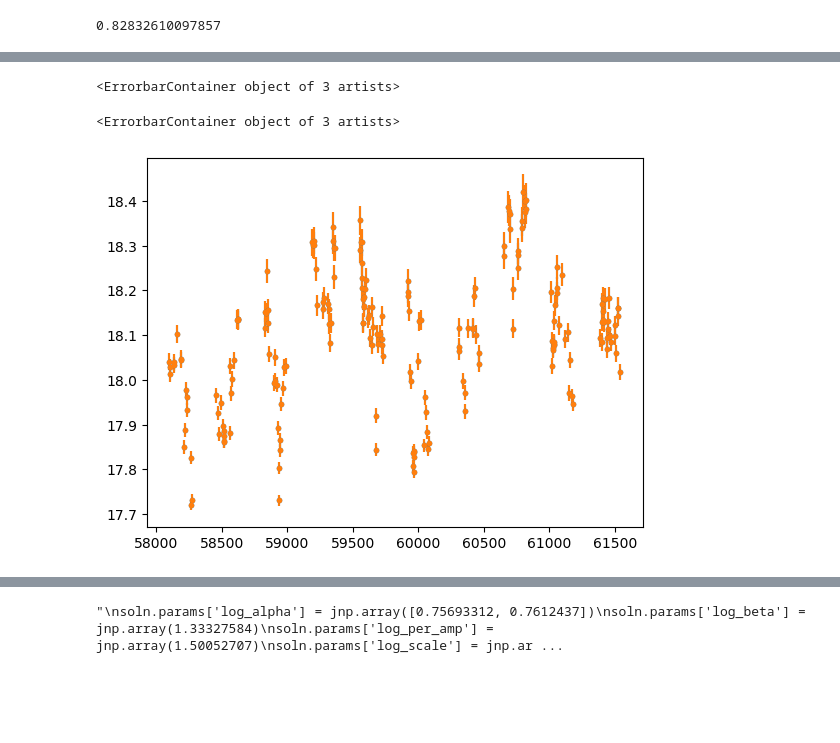
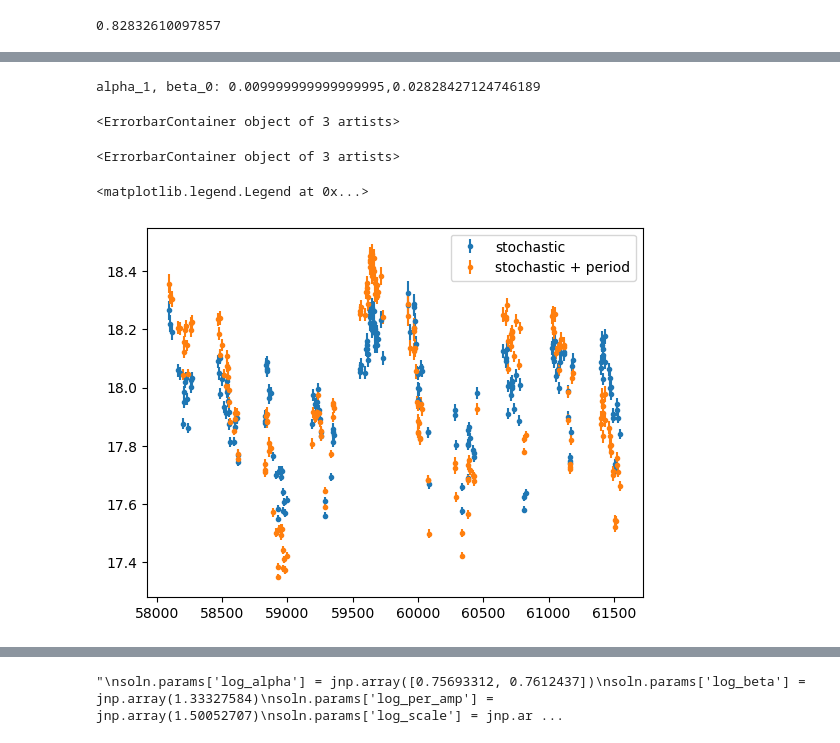
Before and after one commit to nevencaplar/epyc_notebooks, a Jupyter notebook: tiny_lsst2.ipynb, the cells around one changed output, grey strips where cells are left out. Cells and saved outputs as stored; diff of their text form; code cells hidden in the pictures; blank space fills up the shorter version.

```diff
--- a/tiny_lsst2.ipynb
+++ b/tiny_lsst2.ipynb
@@ -398,20 +395,29 @@ plt.scatter(t, y_per)
 # %%
 # simulate stohastic component
 amp = 0.2
 tau = 100
 DRW_kernel = DRW_term(np.log(amp), np.log(tau))
 
 t, y, yerr = gpSimRand(DRW_kernel, 10, 365*10, 200)
 mjd = t + 58000
 
+alpha_1, beta_0 = DRW_kernel.get_carma_parameter()
+print('alpha_1, beta_0: ' + str(alpha_1) +','+ str(beta_0))
+
+# simulate periodic component
+y_per = np.sin(t/200)*0.2
+
 mag = y + 18
 # periodic component added
 mag_per = y + 18 + y_per
 
 magerr = yerr
-plt.errorbar(mjd, mag, magerr, fmt='.')
-plt.errorbar(mjd, y + 18, magerr, fmt='.')
+plt.errorbar(mjd, mag, magerr, fmt='.', label = 'stochastic')
+plt.errorbar(mjd, mag_per, magerr, fmt='.', label = 'stochastic + period')
+plt.legend()
 # %% [output]
-<ErrorbarContainer object of 3 artists>
+alpha_1, beta_0: 0.009999999999999995,0.02828427124746189
 <ErrorbarContainer object of 3 artists>
+<ErrorbarContainer object of 3 artists>
+<matplotlib.legend.Legend at 0x...>
-[figure, old version]
+[figure, new version]
```
Also changed, not shown: parts of 35 cells of this notebook, 4 other files.
